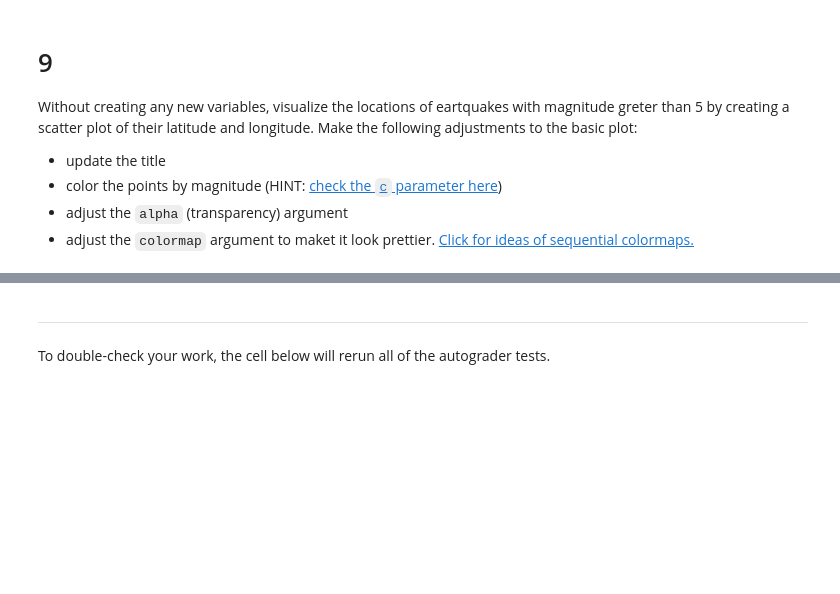
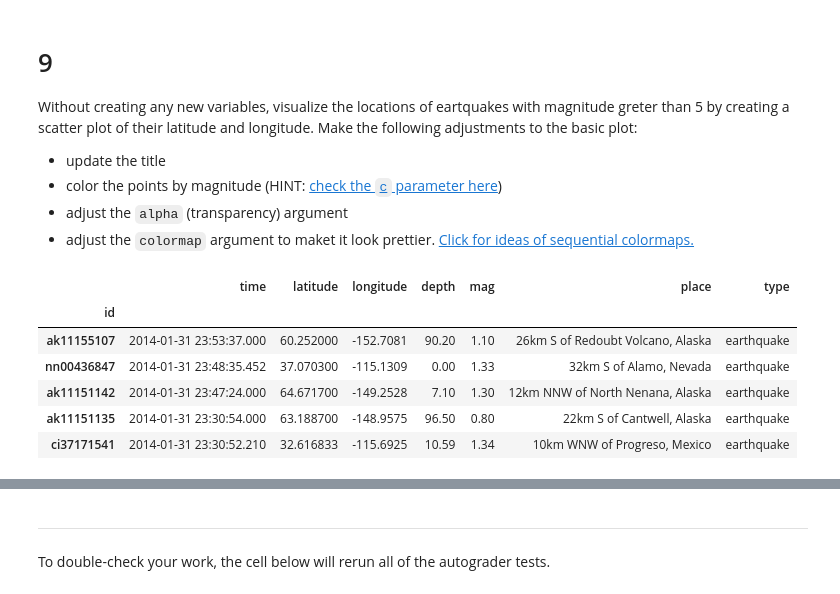
Before and after one commit to kellyloveskelp/eds220-hwk1, a Jupyter notebook: task3/hwk1-task3-earthquakes.ipynb, the cells around one changed output, grey strips where cells are left out. Saved outputs shown, nothing was run; the diff lists cells and outputs as text; code cells hidden in the pictures; blank space fills up the shorter version.

```diff
--- a/task3/hwk1-task3-earthquakes.ipynb
+++ b/task3/hwk1-task3-earthquakes.ipynb
@@ -303,3 +305,13 @@ Without creating any new variables, visualize the locations of eartquakes with m
 - color the points by magnitude (HINT: [check the `c` parameter here](https://pandas.pydata.org/pandas-docs/stable/reference/api/pandas.DataFrame.plot.scatter.html))
 - adjust the `alpha` (transparency) argument
 - adjust the `colormap` argument to maket it look prettier. [Click for ideas of sequential colormaps.](https://matplotlib.org/stable/users/explain/colors/colormaps.html)
+# %%
+eqk.head()
+# %% [output]
+|  | time | latitude | longitude | depth | mag | place | type |
+| id |  |  |  |  |  |  |  |
+| ak11155107 | 2014-01-31 23:53:37.000 | 60.252000 | -152.7081 | 90.20 | 1.10 | 26km S of Redoubt Volcano, Alaska | earthquake |
+| nn00436847 | 2014-01-31 23:48:35.452 | 37.070300 | -115.1309 | 0.00 | 1.33 | 32km S of Alamo, Nevada | earthquake |
+| ak11151142 | 2014-01-31 23:47:24.000 | 64.671700 | -149.2528 | 7.10 | 1.30 | 12km NNW of North Nenana, Alaska | earthquake |
+| ak11151135 | 2014-01-31 23:30:54.000 | 63.188700 | -148.9575 | 96.50 | 0.80 | 22km S of Cantwell, Alaska | earthquake |
+| ci37171541 | 2014-01-31 23:30:52.210 | 32.616833 | -115.6925 | 10.59 | 1.34 | 10km WNW of Progreso, Mexico | earthquake |
```
Also changed, not shown: parts of 2 cells of this notebook.
